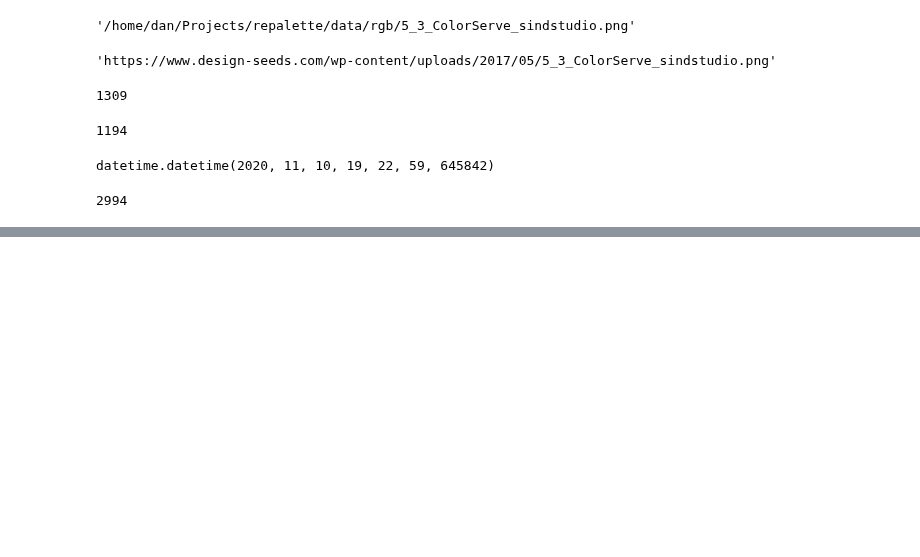
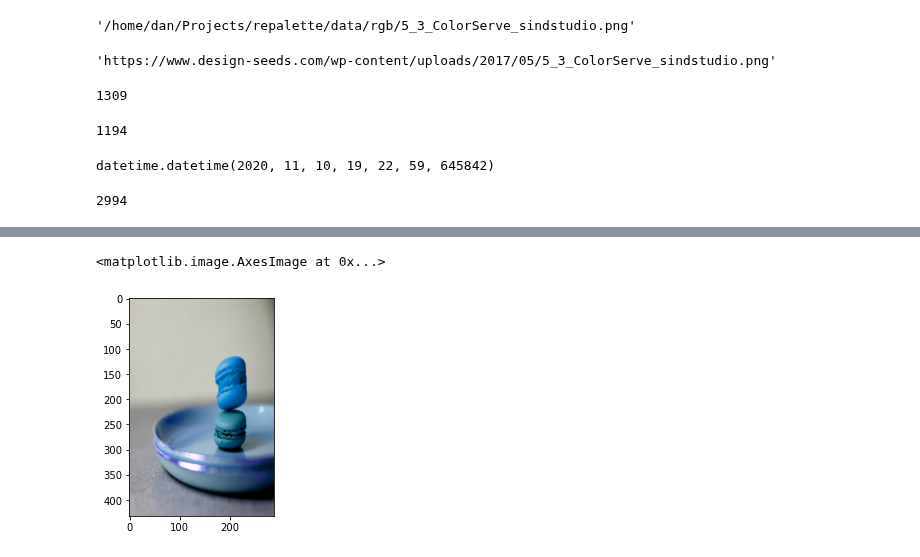
Before and after one commit to danielgafni/repalette, a Jupyter notebook: notebooks/dataset.ipynb, the cells around one changed output, grey strips where cells are left out. Saved outputs shown, nothing was run; the diff lists cells and outputs as text; code cells hidden in the pictures; blank space fills up the shorter version.

```diff
--- a/notebooks/dataset.ipynb
+++ b/notebooks/dataset.ipynb
@@ -121,0 +150,5 @@ len(rgb_dataset)
+# %%
+plt.imshow(lab2rgb(image_2.permute(1, 2, 0)))
+# %% [output]
+<matplotlib.image.AxesImage at 0x...>
+[figure, added]
```
Also changed, not shown: parts of 9 cells of this notebook, 9 other files.
